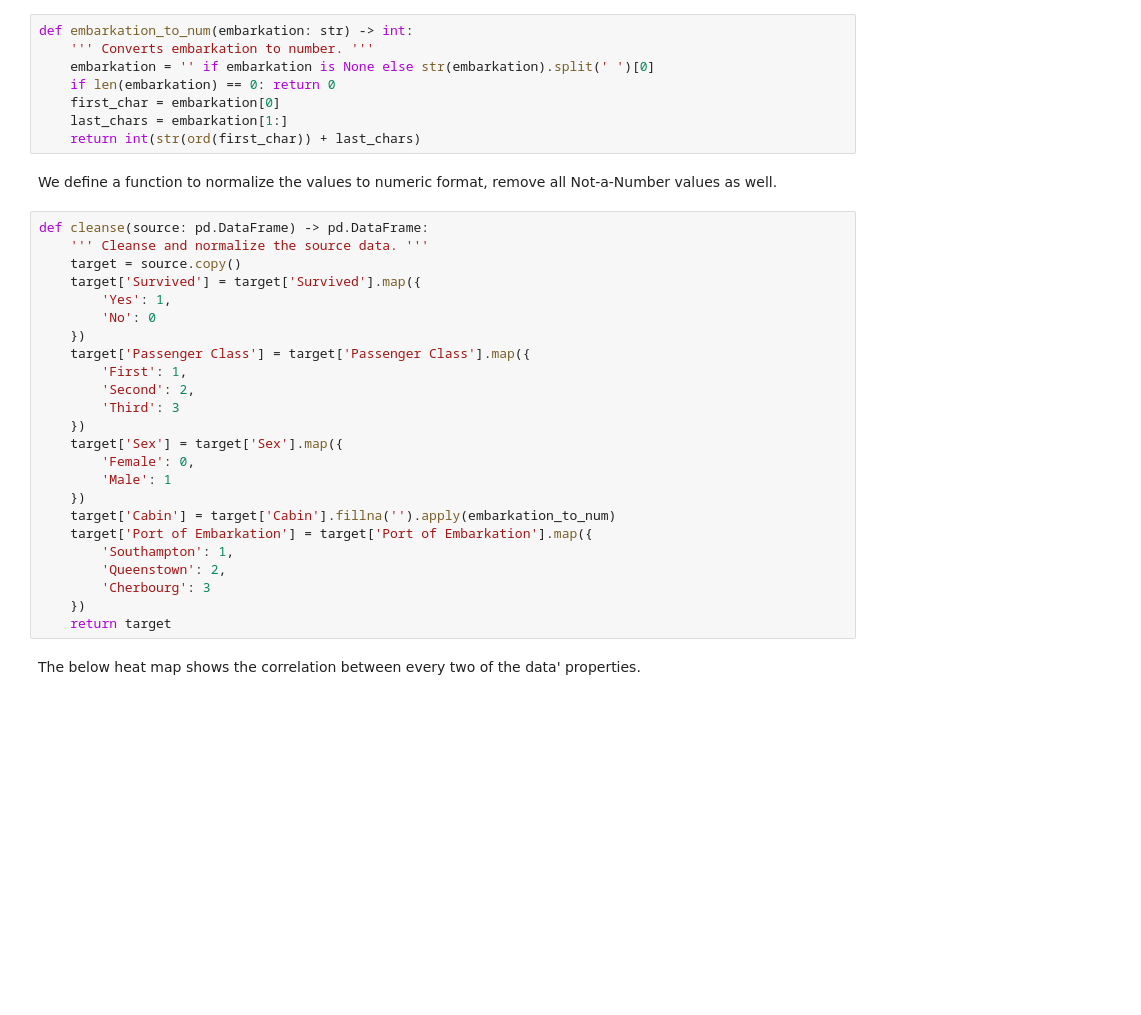
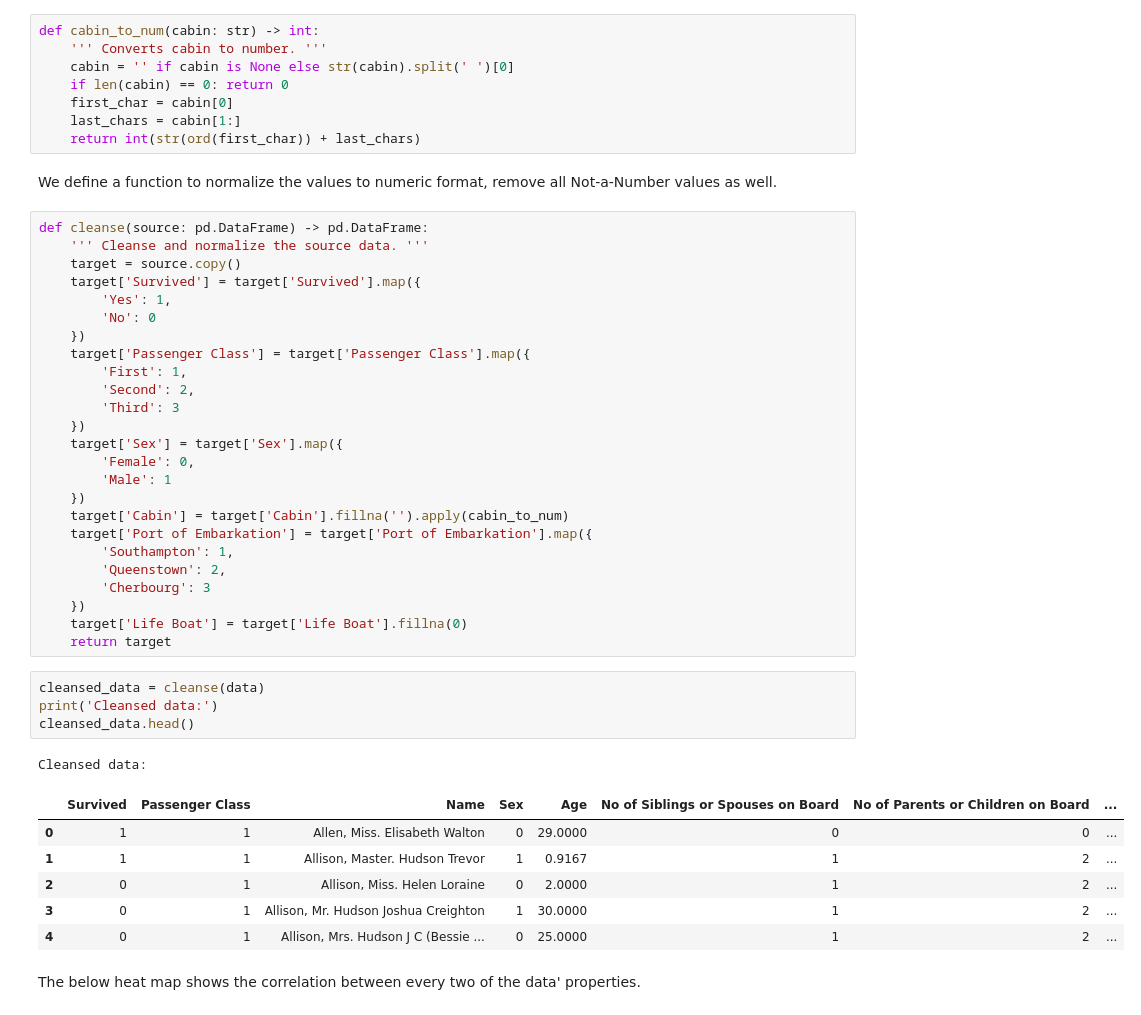
Before and after one commit to Tuanm/dss, a Jupyter notebook: titanic.ipynb, the cells around one changed output. Saved outputs shown, nothing was run; the diff lists cells and outputs as text; blank space fills up the shorter version.

```diff
--- a/titanic.ipynb
+++ b/titanic.ipynb
@@ -28,10 +28,10 @@ The below function is to convert the 'Port of Embarkation' to numeric value.
 # %%
-def embarkation_to_num(embarkation: str) -> int:
-    ''' Converts embarkation to number. '''
-    embarkation = '' if embarkation is None else str(embarkation).split(' ')[0]
-    if len(embarkation) == 0: return 0
-    first_char = embarkation[0]
-    last_chars = embarkation[1:]
+def cabin_to_num(cabin: str) -> int:
+    ''' Converts cabin to number. '''
+    cabin = '' if cabin is None else str(cabin).split(' ')[0]
+    if len(cabin) == 0: return 0
+    first_char = cabin[0]
+    last_chars = cabin[1:]
     return int(str(ord(first_char)) + last_chars)
 # %% [markdown]
 We define a function to normalize the values to numeric format, remove all Not-a-Number values as well.
@@ -52,13 +52,26 @@ def cleanse(source: pd.DataFrame) -> pd.DataFrame:
         'Female': 0,
         'Male': 1
     })
-    target['Cabin'] = target['Cabin'].fillna('').apply(embarkation_to_num)
+    target['Cabin'] = target['Cabin'].fillna('').apply(cabin_to_num)
     target['Port of Embarkation'] = target['Port of Embarkation'].map({
         'Southampton': 1,
         'Queenstown': 2,
         'Cherbourg': 3
     })
+    target['Life Boat'] = target['Life Boat'].fillna(0)
     return target
+# %%
+cleansed_data = cleanse(data)
+print('Cleansed data:')
+cleansed_data.head()
+# %% [output]
+Cleansed data:
+|  | Survived | Passenger Class | Name | Sex | Age | No of Siblings or Spouses on Board | No of Parents or Children on Board | ... |
+| 0 | 1 | 1 | Allen, Miss. Elisabeth Walton | 0 | 29.0000 | 0 | 0 | ... |
+| 1 | 1 | 1 | Allison, Master. Hudson Trevor | 1 | 0.9167 | 1 | 2 | ... |
+| 2 | 0 | 1 | Allison, Miss. Helen Loraine | 0 | 2.0000 | 1 | 2 | ... |
+| 3 | 0 | 1 | Allison, Mr. Hudson Joshua Creighton | 1 | 30.0000 | 1 | 2 | ... |
+| 4 | 0 | 1 | Allison, Mrs. Hudson J C (Bessie ... | 0 | 25.0000 | 1 | 2 | ... |
 # %% [markdown]
 The below heat map shows the correlation between every two of the data' properties.
 # %%
```
Also changed, not shown: parts of 2 cells of this notebook.
